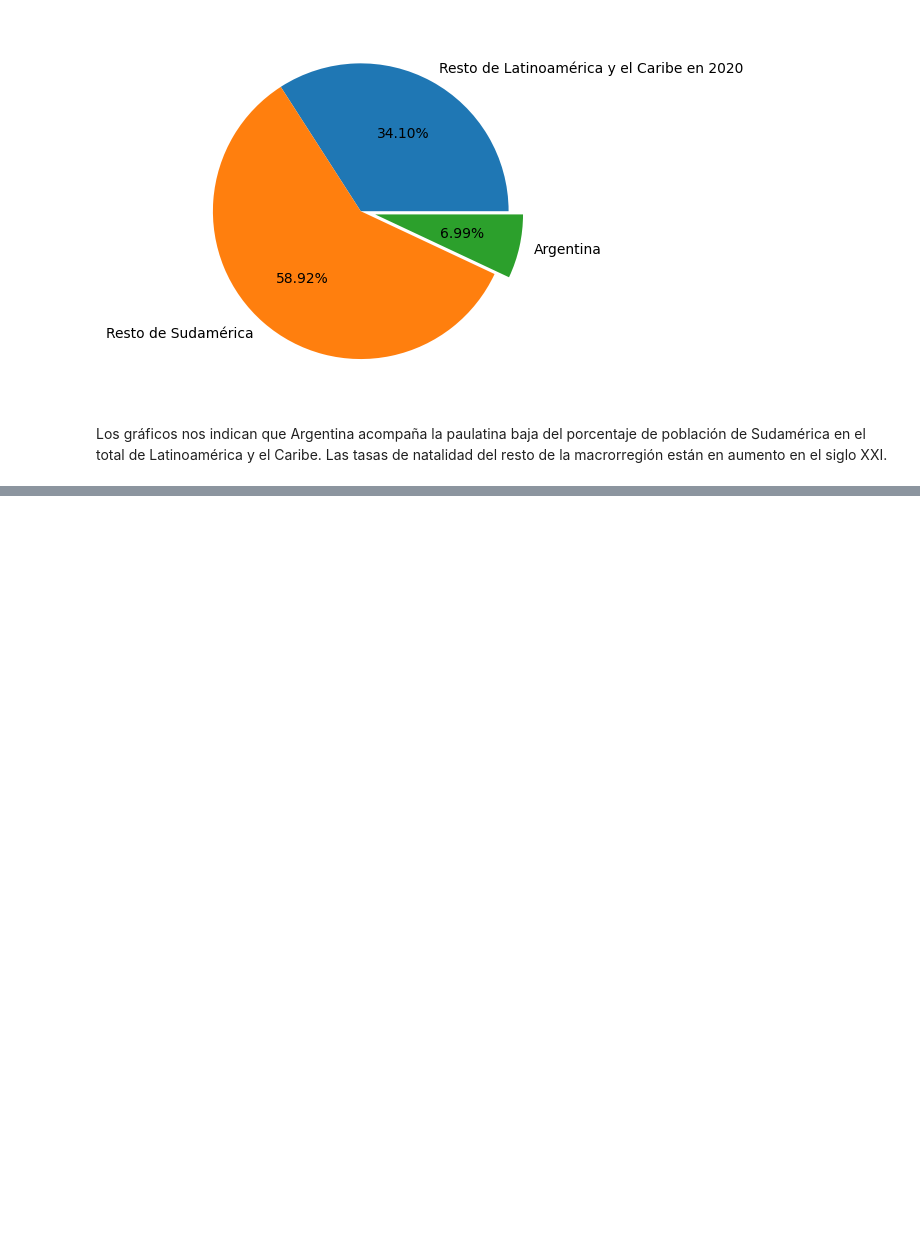
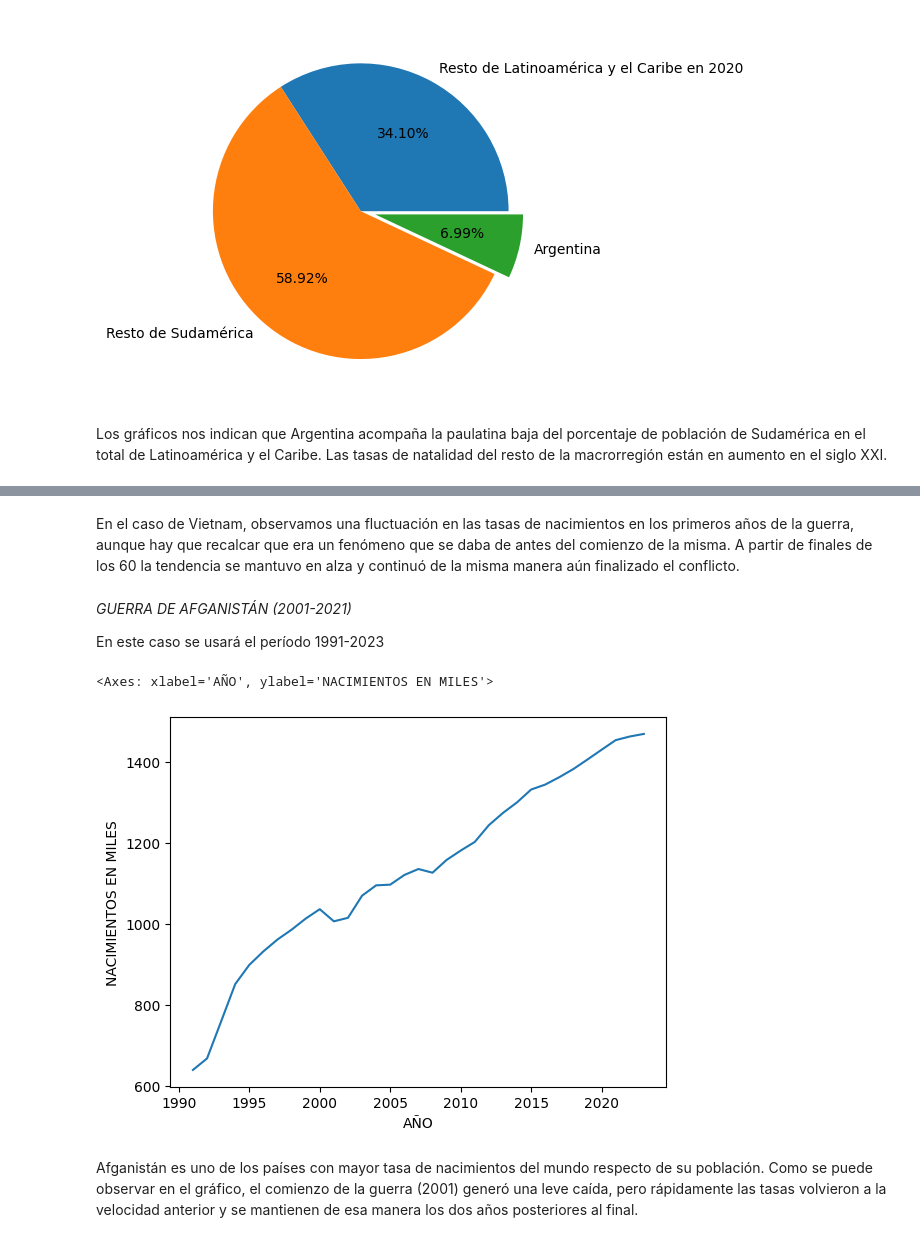
Before and after one commit to seba88arg/ProyectoDS1, a Jupyter notebook: ProyectoDSParteI+Lopez.ipynb, the cells around one changed output, grey strips where cells are left out. Cells and saved outputs as stored; diff of their text form; code cells hidden in the pictures; blank space fills up the shorter version.

```diff
--- a/ProyectoDSParteI+Lopez.ipynb
+++ b/ProyectoDSParteI+Lopez.ipynb
@@ -168,0 +187,14 @@ Los gráficos nos indican que Argentina acompaña la paulatina baja del porcenta
+# %% [markdown]
+En el caso de Vietnam, observamos una fluctuación en las tasas de nacimientos en los primeros años de la guerra, aunque hay que recalcar que era un fenómeno que se daba de antes del comienzo de la misma. A partir de finales de los 60 la tendencia se mantuvo en alza y continuó de la misma manera aún finalizado el conflicto.
+# %% [markdown]
+*GUERRA DE AFGANISTÁN (2001-2021)*
+
+En este caso se usará el período 1991-2023
+# %%
+sns.lineplot( x='AÑO', y='NACIMIENTOS EN MILES',
+           data=database[(database['REGION, SUBREGION, PAIS O AREA'] == 'Afghanistan') & (database['AÑO'] > 1990) & (database['AÑO'] < 2024)])
+# %% [output]
+<Axes: xlabel='AÑO', ylabel='NACIMIENTOS EN MILES'>
+[figure, added]
+# %% [markdown]
+Afganistán es uno de los países con mayor tasa de nacimientos del mundo respecto de su población. Como se puede observar en el gráfico, el comienzo de la guerra (2001) generó una leve caída, pero rápidamente las tasas volvieron a la velocidad anterior y se mantienen de esa manera los dos años posteriores al final.
```
Also changed, not shown: parts of 7 cells of this notebook.
